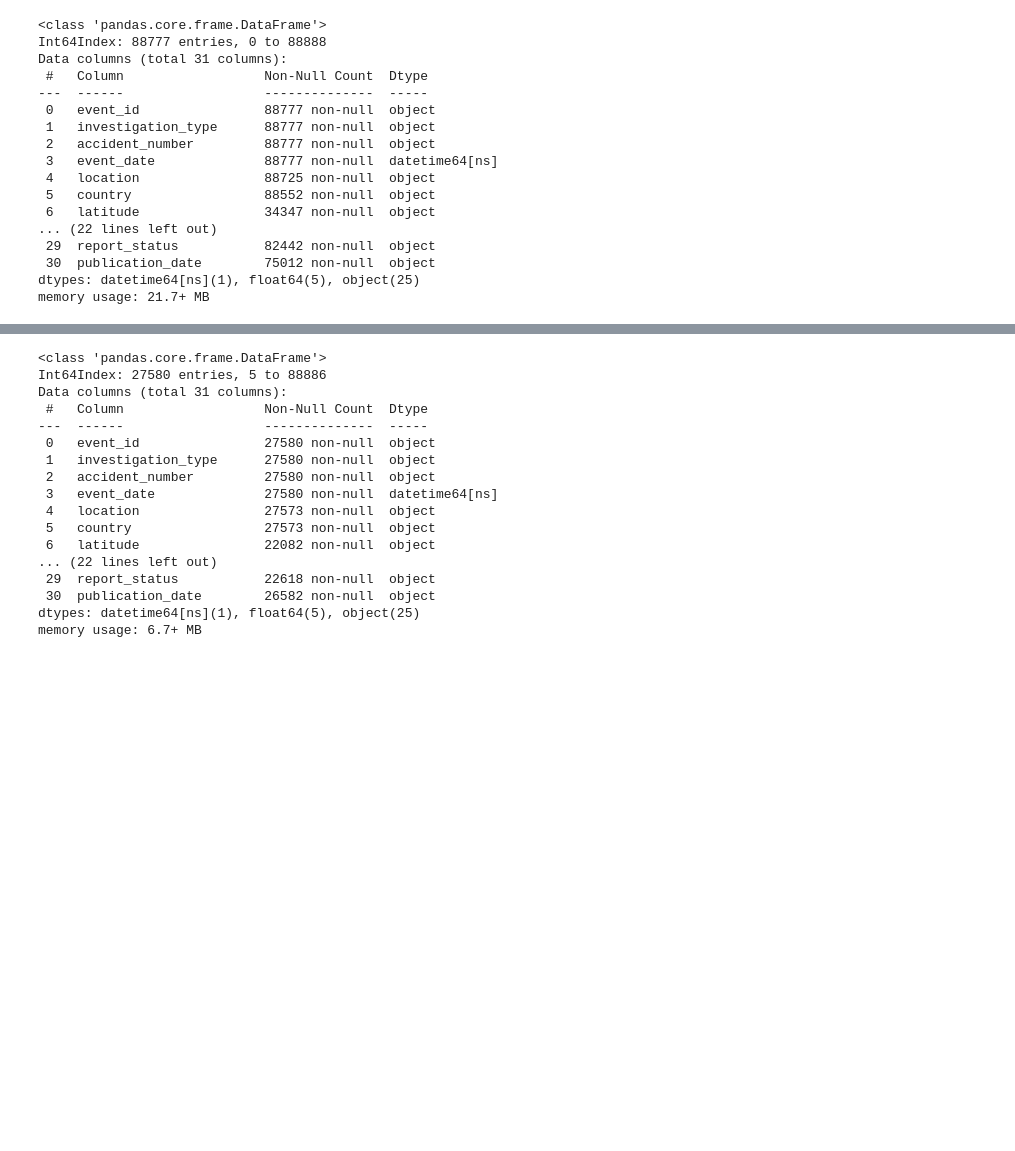
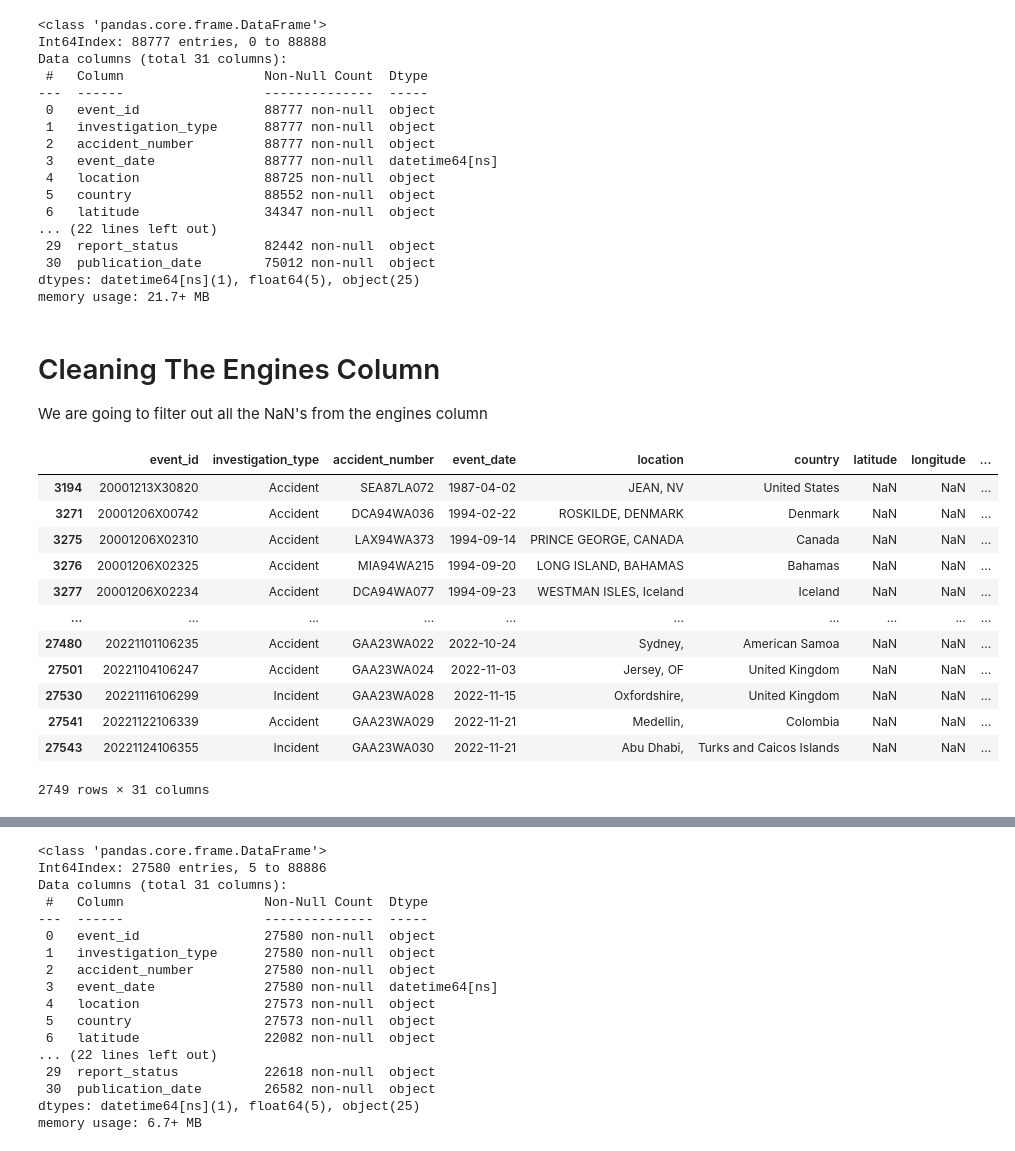
Before and after one commit to Kaewin/phase1_project_group2, a Jupyter notebook: EDA File.ipynb, the cells around one changed output, grey strips where cells are left out. Saved outputs shown, nothing was run; the diff lists cells and outputs as text; code cells hidden in the pictures; blank space fills up the shorter version.

```diff
--- a/EDA File.ipynb
+++ b/EDA File.ipynb
@@ -382,3 +482,24 @@ Data columns (total 31 columns):
  30  publication_date        75012 non-null  object
 dtypes: datetime64[ns](1), float64(5), object(25)
 memory usage: 21.7+ MB
+# %% [markdown]
+# Cleaning The Engines Column
+
+We are going to filter out all the NaN's from the engines column
+# %%
+# Looking at the entries with nulls
+df_clean_airplanes[df_clean_airplanes['number_of_engines'].isna()]
+# %% [output]
+|  | event_id | investigation_type | accident_number | event_date | location | country | latitude | longitude | ... |
+| 3194 | 20001213X30820 | Accident | SEA87LA072 | 1987-04-02 | JEAN, NV | United States | NaN | NaN | ... |
+| 3271 | 20001206X00742 | Accident | DCA94WA036 | 1994-02-22 | ROSKILDE, DENMARK | Denmark | NaN | NaN | ... |
+| 3275 | 20001206X02310 | Accident | LAX94WA373 | 1994-09-14 | PRINCE GEORGE, CANADA | Canada | NaN | NaN | ... |
+| 3276 | 20001206X02325 | Accident | MIA94WA215 | 1994-09-20 | LONG ISLAND, BAHAMAS | Bahamas | NaN | NaN | ... |
+| 3277 | 20001206X02234 | Accident | DCA94WA077 | 1994-09-23 | WESTMAN ISLES, Iceland | Iceland | NaN | NaN | ... |
+| ... | ... | ... | ... | ... | ... | ... | ... | ... | ... |
+| 27480 | 20221101106235 | Accident | GAA23WA022 | 2022-10-24 | Sydney, | American Samoa | NaN | NaN | ... |
+| 27501 | 20221104106247 | Accident | GAA23WA024 | 2022-11-03 | Jersey, OF | United Kingdom | NaN | NaN | ... |
+| 27530 | 20221116106299 | Incident | GAA23WA028 | 2022-11-15 | Oxfordshire, | United Kingdom | NaN | NaN | ... |
+| 27541 | 20221122106339 | Accident | GAA23WA029 | 2022-11-21 | Medellin, | Colombia | NaN | NaN | ... |
+| 27543 | 20221124106355 | Incident | GAA23WA030 | 2022-11-21 | Abu Dhabi, | Turks and Caicos Islands | NaN | NaN | ... |
+2749 rows × 31 columns
```
Also changed, not shown: parts of 28 cells of this notebook, 2 other files.
